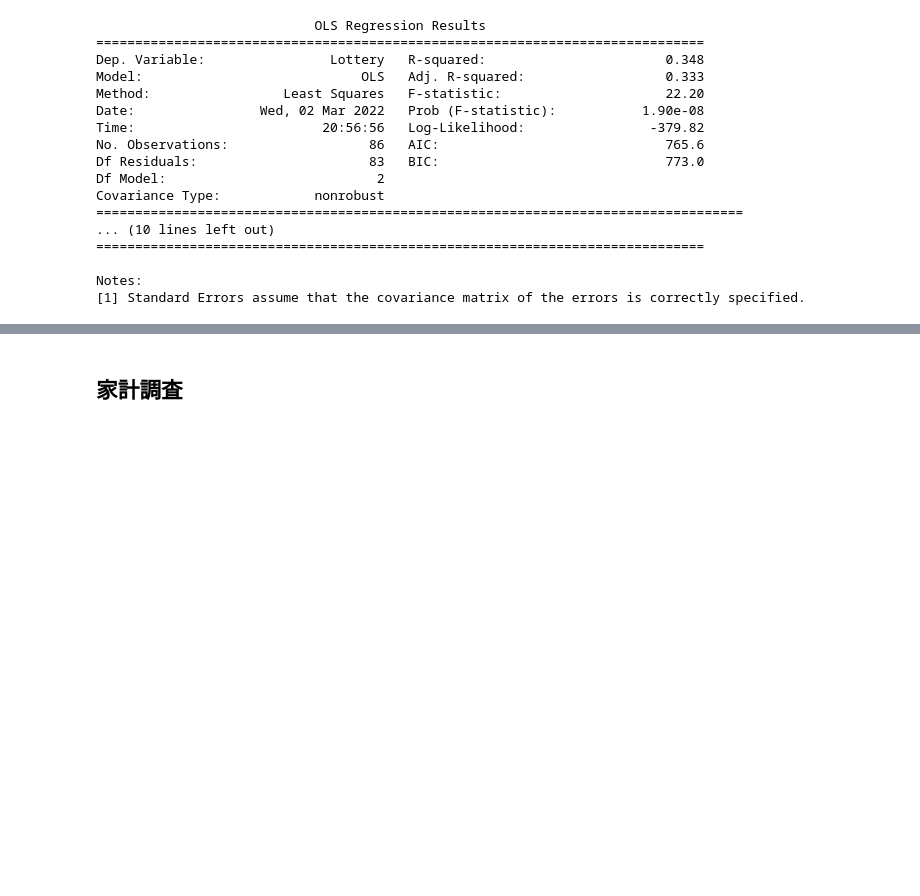
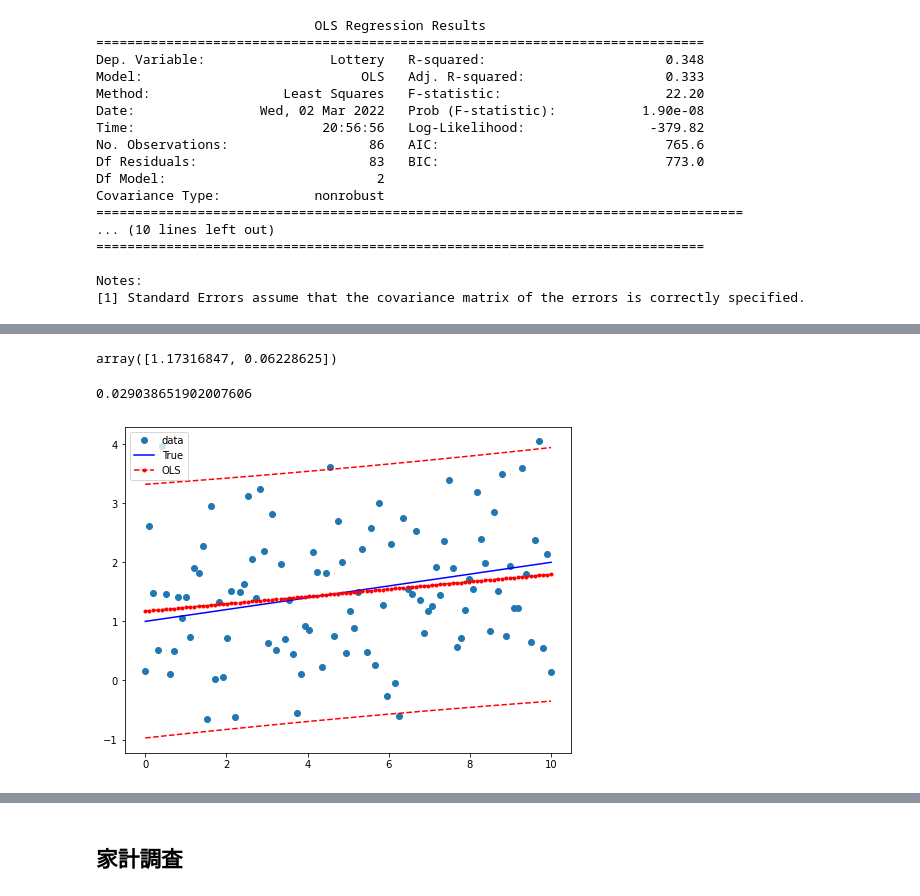
Before and after one commit to miwamasa/DataScience2022, a Jupyter notebook: notebooks/lecture5.ipynb, the cells around one changed output, grey strips where cells are left out. Saved outputs shown, nothing was run; the diff lists cells and outputs as text; code cells hidden in the pictures; blank space fills up the shorter version.

Commit message:
statsmodelsのR-stle/normalの違いをのせた

```diff
--- a/notebooks/lecture5.ipynb
+++ b/notebooks/lecture5.ipynb
@@ -98,0 +143,21 @@ Notes:
+# %%
+import numpy as np
+import statsmodels.api as sm
+from statsmodels.sandbox.regression.predstd import wls_prediction_std
+
+np.random.seed(9876789)
+
+# Generate artificial data (1 regressors + constant)
+# 100個のサンプルを生成
+nsample = 100
+x = np.linspace(0, 10, nsample) # 0から10まで100個等間隔の点列を生成
+beta = np.array([1, 0.1]) #人工データでのβ
+e = np.random.normal(size=nsample) #ノイズは正規分布から100個生成
+X = sm.add_constant(x) # Xは設計行列で、まずはxに定数項を追加
+y_true=np.dot(X, beta) # y_trueも確率変数でXと掛け合わせてy_trueを得る
+y = y_true + e # y_trueにノイズを付与して人工データyが完成
+
+# Fit regression model
+results = sm.OLS(y, X).fit() #データyに対して設計行列(定数とxで構成)で最小2乗回帰
+# Inspect the results
+print(results.summary())
@@ -98,0 +182,19 @@ Notes:
+# %%
+results.params
+# %% [output]
+array([1.17316847, 0.06228625])
+# %%
+results.rsquared
+# %% [output]
+0.029038651902007606
+# %%
+prstd, iv_l, iv_u = wls_prediction_std(results)
+fig, ax = plt.subplots(figsize=(8,6))
+ax.plot(x, y, 'o', label="data")
+ax.plot(x, y_true, 'b-', label="True")
+ax.plot(x, results.fittedvalues, 'r--.', label="OLS")
+ax.plot(x, iv_u, 'r--')
+ax.plot(x, iv_l, 'r--')
+ax.legend(loc='best');
+# %% [output]
+[figure, added]
```
Also changed, not shown: parts of 16 cells of this notebook, 1 other file.
